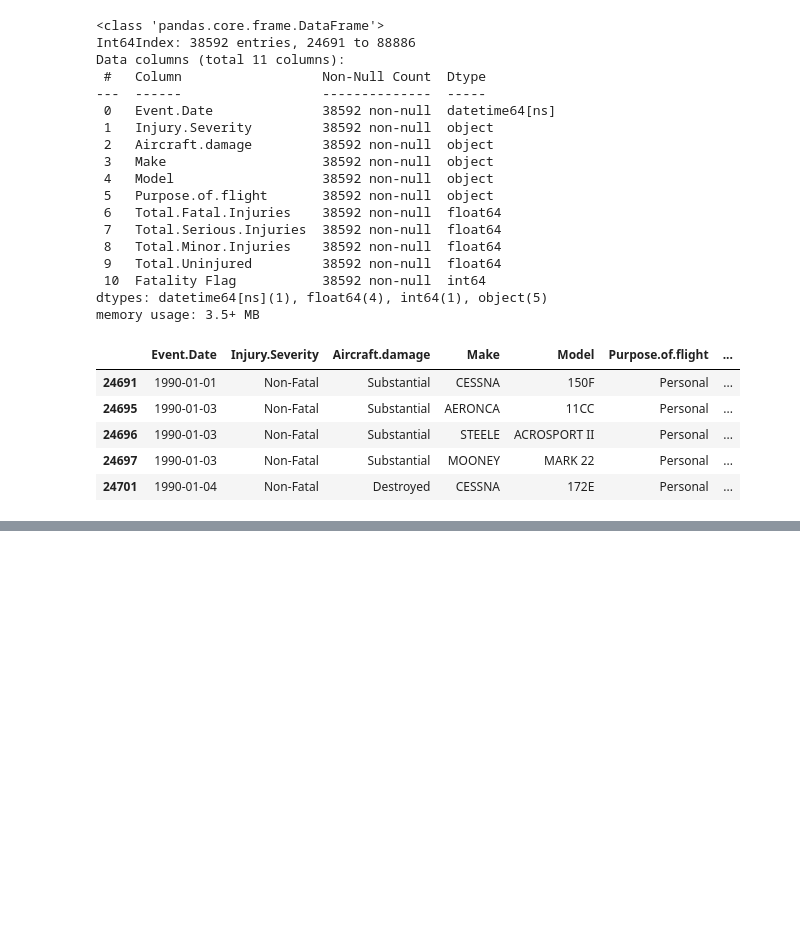
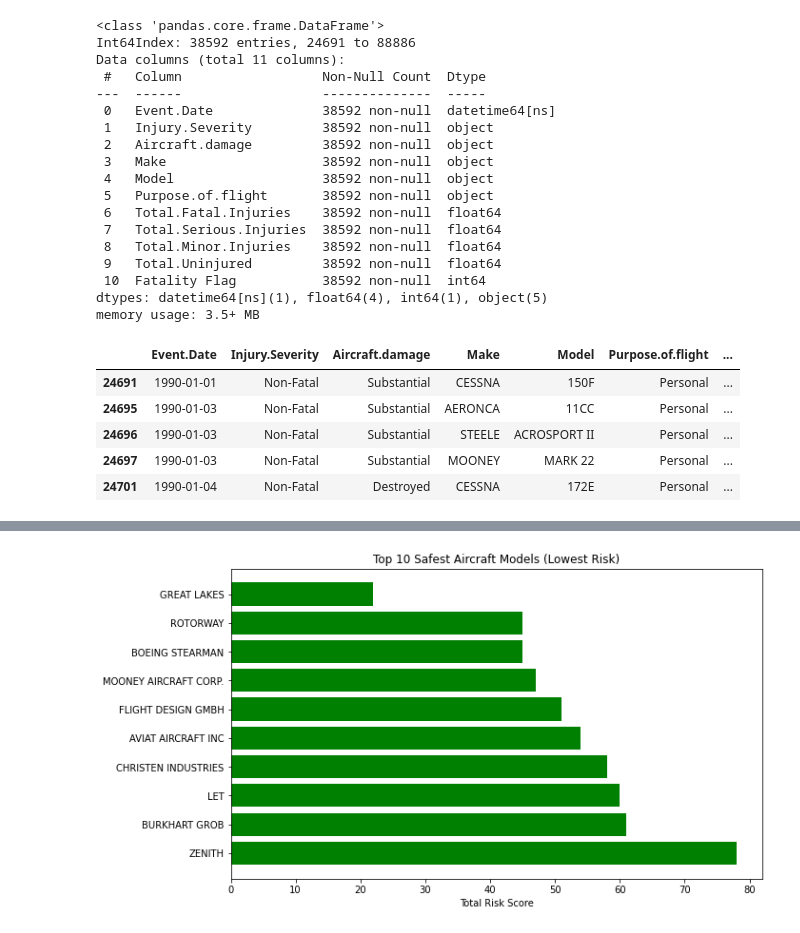
Before and after one commit to edgarmuturi/Phase-1-Project, a Jupyter notebook: aviationaccidentdata.ipynb, the cells around one changed output, grey strips where cells are left out. Cells and saved outputs as stored; diff of their text form; code cells hidden in the pictures; blank space fills up the shorter version.

```diff
--- a/aviationaccidentdata.ipynb
+++ b/aviationaccidentdata.ipynb
@@ -161,3 +161,15 @@ df.head()
 | 24696 | 1990-01-03 | Non-Fatal | Substantial | STEELE | ACROSPORT II | Personal | ... |
 | 24697 | 1990-01-03 | Non-Fatal | Substantial | MOONEY | MARK 22 | Personal | ... |
 | 24701 | 1990-01-04 | Non-Fatal | Destroyed | CESSNA | 172E | Personal | ... |
+# %%
+# Get a cleaner 'Make' column to only have makes with enough data
+
+# Count accidents per make
+make_counts = df['Make'].value_counts()
+
+# Set threshold
+threshold = 30  # Minimum number of accidents to be kept as a distinct make
+
+# 4. Replace rare makes with 'OTHER'
+common_makes = make_counts[make_counts >= threshold].index
+df['Make'] = df['Make'].apply(lambda x: x if x in common_makes else 'OTHER')
@@ -163,0 +180,12 @@ df.head()
+# %%
+# Establishing the safest aircraft
+# Creating a risk score based on number and type of injuries sustained in accidents
+df['Risk Score'] = (
+    (df['Total.Fatal.Injuries'] * 5) +
+    (df['Total.Serious.Injuries'] * 2) +
+    (df['Total.Minor.Injuries'] * 1)
+)
+# %%
+aircraft_risk = df.groupby(['Make'])['Risk Score'].sum().reset_index()
+# %%
+aircraft_risk = aircraft_risk.sort_values(by='Risk Score')
@@ -163,0 +208,13 @@ df.head()
+# %%
+import matplotlib.pyplot as plt
+
+top_safe_aircraft = aircraft_risk.head(10)
+
+plt.figure(figsize=(10,6))
+plt.barh(top_safe_aircraft['Make'], top_safe_aircraft['Risk Score'], color='green')
+plt.xlabel('Total Risk Score')
+plt.title('Top 10 Safest Aircraft Models (Lowest Risk)')
+plt.gca().invert_yaxis()
+plt.show()
+# %% [output]
+[figure, added]
```
Also changed, not shown: parts of 5 cells of this notebook.
